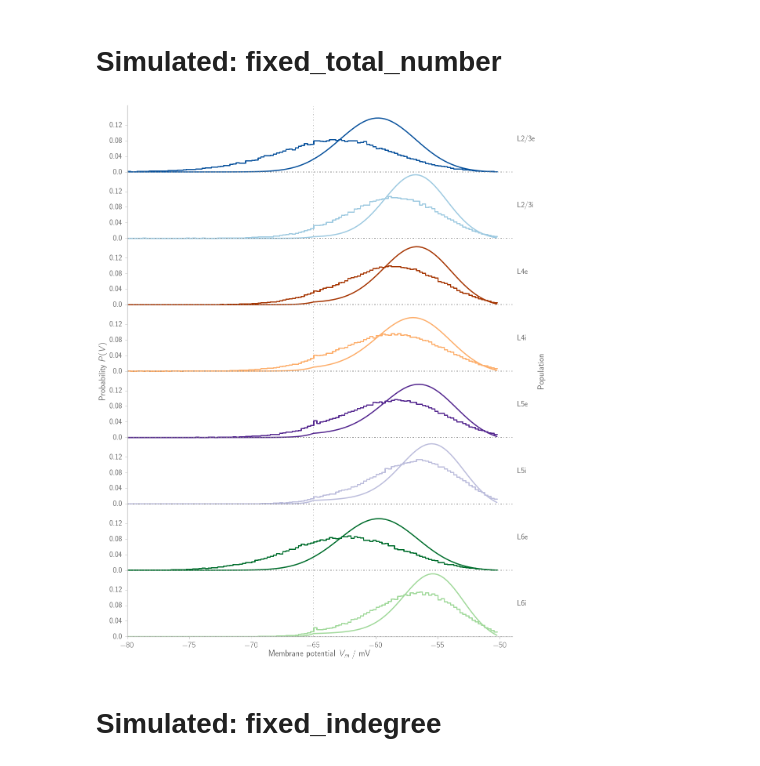
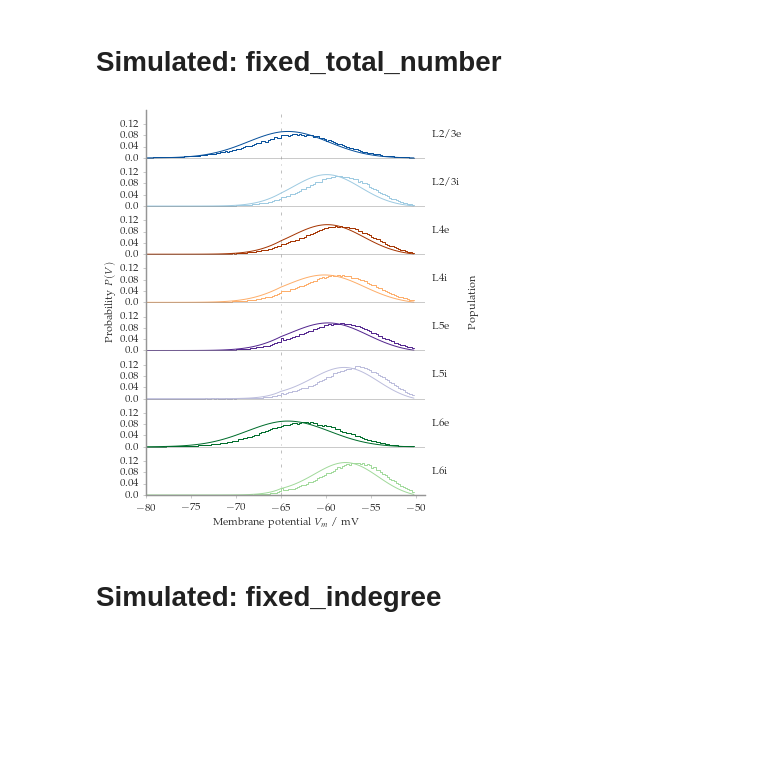
Before and after one commit to frschu/microcircuit, a Jupyter notebook: analysis/membrane_potential.ipynb, the cells around one changed output. Drawn from its saved outputs; the diff is of its cells as text; code cells hidden in the pictures; blank space fills up the shorter version.

```diff
--- a/analysis/membrane_potential.ipynb
+++ b/analysis/membrane_potential.ipynb
@@ -95,7 +93,6 @@ def prob_V(V_array, mu_i, sd_i, v0_i, model=model_class.model()):
     return step(-Vs + model.theta) * P_V_array
 # %%
 def plot_membrane_potential(path_res_file, rate_mf,
-                            figsize=(xfactor*6.2, 2*xfactor*3.83),
                             figname="membrane_potential"):
     # Model
     connection_rule = "fixed_indegree"
@@ -136,7 +133,8 @@ def plot_membrane_potential(path_res_file, rate_mf,
     V_range_plot = [-80, V_max + 1]
 
     # Figure
-    fig = plt.figure(figsize=figsize)
+    fig = plt.figure()
+    fig.set_size_inches(style.figsize[0], style.figsize[1]*1.8)
     ax1 = hf.add_subplot(fig, n_rows_cols=(1, 1), index_row_col=(0, 0), rowspan=1, colspan=1)
     ymax = 0.17 # max height for each population
     # Labels
@@ -173,15 +171,15 @@ def plot_membrane_potential(path_res_file, rate_mf,
         else:
             offset = i * ymax
         ax1.plot(V_array, P_V_data_normed + offset,
-                 marker_sim, linewidth=3., color=colors[i], drawstyle="steps")
-        ax1.plot(V_array, P_V_theo + offset, marker_mf, linewidth=3.0, color=colors[i])
-        ax1.plot(V_range_plot, [offset]*2, "-.", color="gray") # line indicating P = 0
+                 marker_sim, linewidth=1., color=colors[i], drawstyle="steps")
+        ax1.plot(V_array, P_V_theo + offset, marker_mf, linewidth=1.0, color=colors[i])
+        ax1.plot(V_range_plot, [offset]*2, "-", color=style.axes_color, linewidth=0.5) # line indicating P = 0
 
     # Resting potential and treshhold
     #ax1.plot([model.E_L + model.theta]*2, [0, n_populations * ymax],
     #         "--", linewidth=1.5, color="gray", zorder=0 )#, label="$\\theta$")
     ax1.plot([model.E_L]*2, [0, n_populations * ymax],
-             "-.", linewidth=2, color="gray", alpha=0.5, zorder=0 )#, label="$E_L$")
+             "-.", linewidth=1, color="gray", alpha=0.5, zorder=0 )#, label="$E_L$")
 
     # Axes label, etc.
     ax1.set_xlabel('Membrane potential $V_m$ / mV')
@@ -227,16 +225,16 @@ def plot_membrane_potential(path_res_file, rate_mf,
 # %%
 sim_spec = "membrane_potential"
 data_path = "/export/data-schuessler/data_microcircuit/micro"
 res_file_name = sim_spec + "_res.hdf5"
 path_res_file = os.path.join(data_path, res_file_name)
 
 (area, t_sim, t_trans, t_measure, dt,
     populations, layers, types,
     n_populations, n_layers, n_types) = hf.basic_data(path_res_file)
 
-plot_membrane_potential(path_res_file, rate_mf, figsize=(xfactor*6.2, 2*xfactor*3.83), figname="membrane_potential")
+plot_membrane_potential(path_res_file, rate_mf, figname="membrane_potential")
 # %% [output]
-[figure, old version]
+[figure, new version]
 # %% [markdown]
 # Simulated: fixed_indegree
 # %%
```
Also changed, not shown: parts of 2 cells of this notebook, 52 other files.
